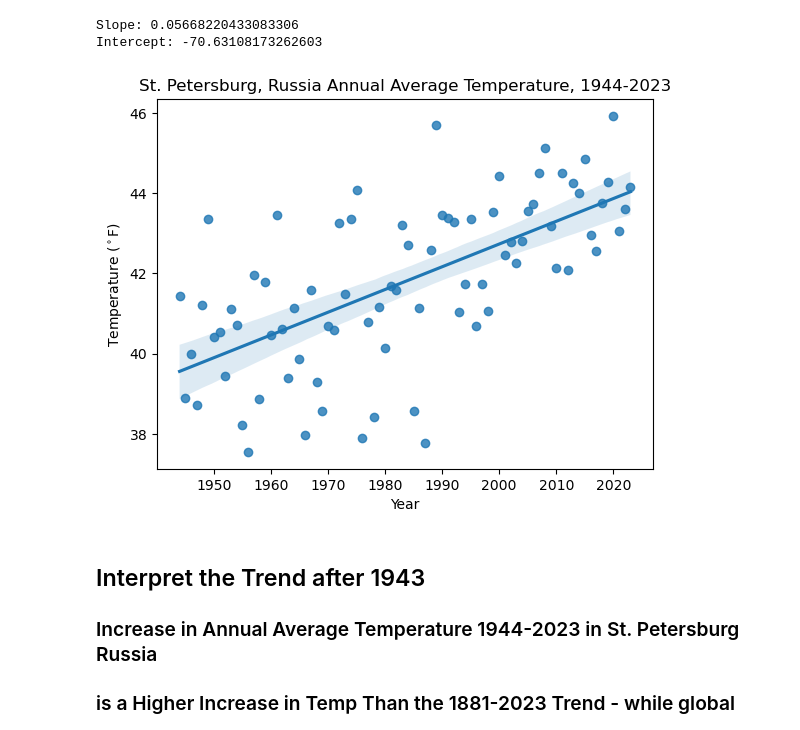
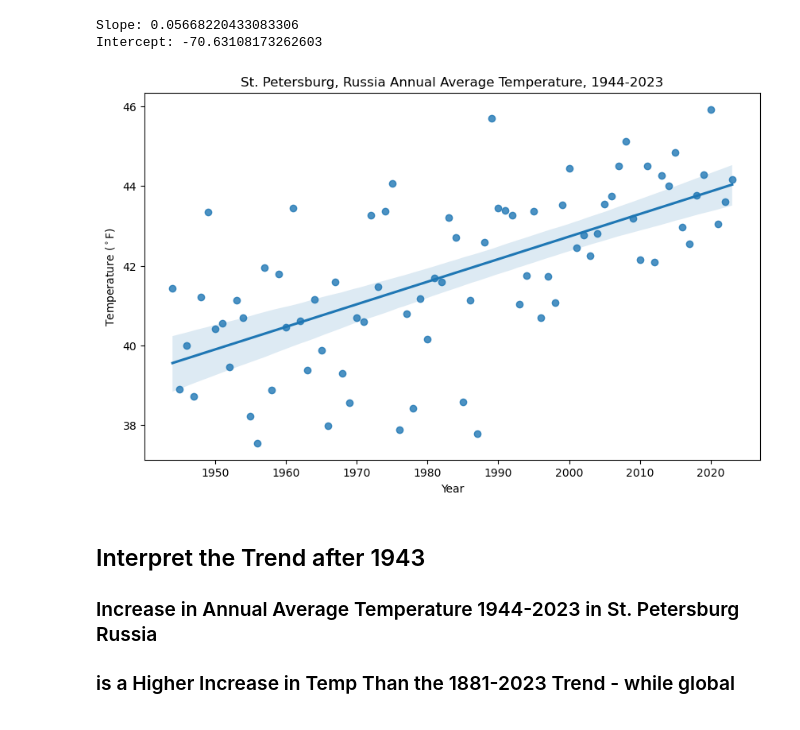
Before and after one commit to earthlab-education/climate-coding-challenge-brglea, a Jupyter notebook: notebooks/portfolio-post-2-climate-coding/sp-climate-01.ipynb, the cells around one changed output. Saved outputs shown, nothing was run; the diff lists cells and outputs as text; code cells hidden in the pictures.

Commit message:
Finished portfolio post and able to save the individual plots as well as pull the html

```diff
--- a/notebooks/portfolio-post-2-climate-coding/sp-climate-01.ipynb
+++ b/notebooks/portfolio-post-2-climate-coding/sp-climate-01.ipynb
@@ -405,21 +416,24 @@ print(f"Intercept: {intercept}")
 Slope: 0.05668220433083306
 Intercept: -70.63108173262603
 # %%
+fig = plt.figure(figsize=(10, 6))
+
 # Plot annual average temperature data with a trend line
 ax = sns.regplot(
     x=ann_sp_climate_df_clean_1944.index.year,
     y=ann_sp_climate_df_clean_1944.TAVG,
     )
 # Set plot labels
 ax.set(
     title='St. Petersburg, Russia Annual Average Temperature, 1944-2023',
     xlabel='Year',
     ylabel='Temperature ($^\circ$F)'
 )
 # Display the plot without extra text
 plt.show()
+fig.savefig('st_petersburg_ann_temp_trend_1944_2023.png')
 # %% [output]
-[figure, old version]
+[figure, new version]
 # %% [markdown]
 ## Interpret the Trend after 1943
 ### Increase in Annual Average Temperature 1944-2023 in St. Petersburg Russia
```
Also changed, not shown: parts of 9 cells of this notebook, 7 other files.
